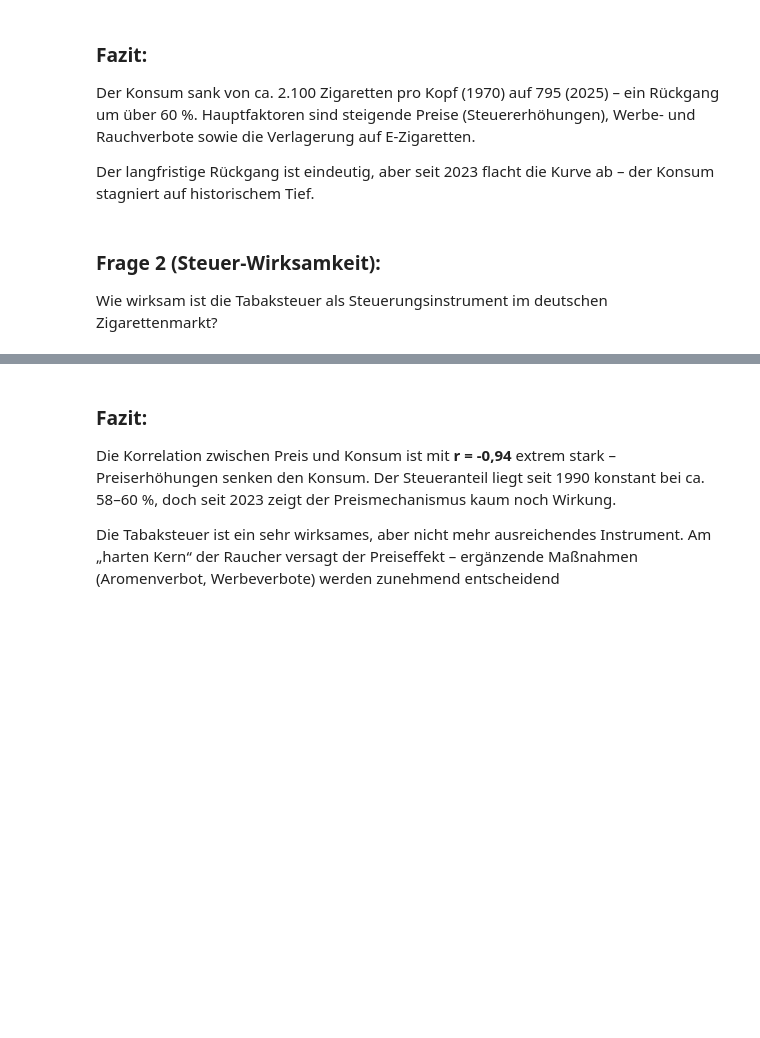
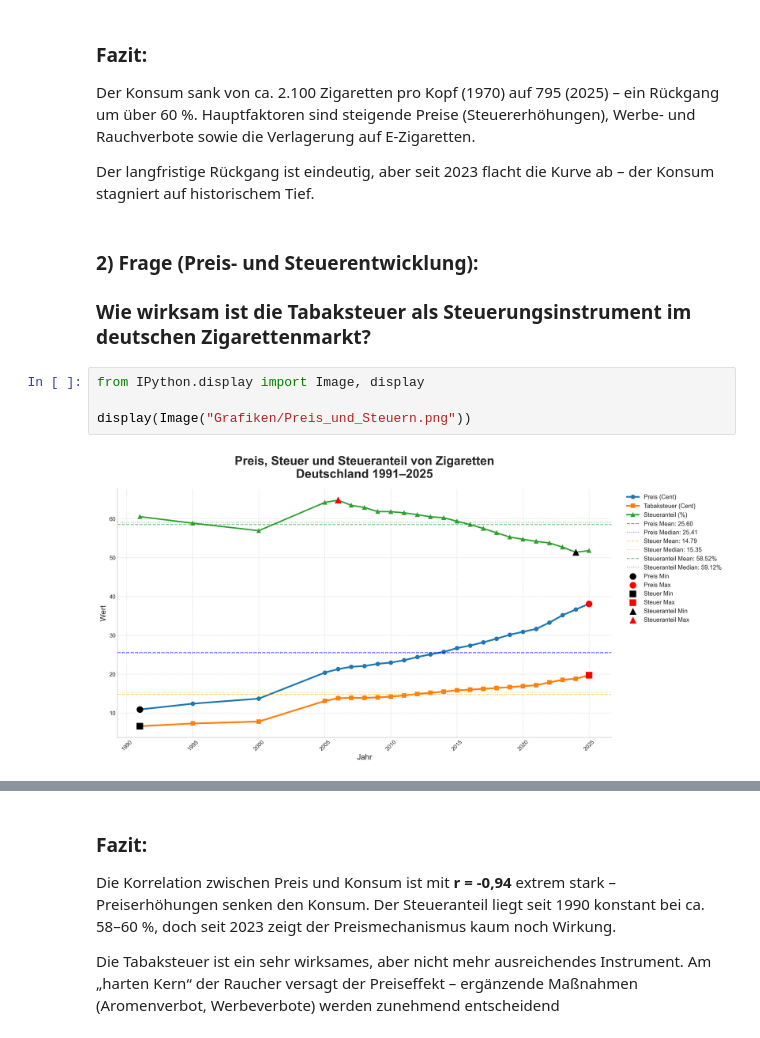
Before and after one commit to evda1011/Informprojekt_SoSe2026, a Jupyter notebook: __Markt-analyse__/Markt-Analyse.ipynb, the cells around one changed output, grey strips where cells are left out. Saved outputs shown, nothing was run; the diff lists cells and outputs as text; blank space fills up the shorter version.

```diff
--- a/__Markt-analyse__/Markt-Analyse.ipynb
+++ b/__Markt-analyse__/Markt-Analyse.ipynb
@@ -13,5 +38,11 @@ Der Konsum sank von ca. 2.100 Zigaretten pro Kopf (1970) auf 795 (2025) – ein
 
 Der langfristige Rückgang ist eindeutig, aber seit 2023 flacht die Kurve ab – der Konsum stagniert auf historischem Tief.
 # %% [markdown]
-### **Frage 2 (Steuer-Wirksamkeit):**
-Wie wirksam ist die Tabaksteuer als Steuerungsinstrument im deutschen Zigarettenmarkt?
+### **2) Frage (Preis- und Steuerentwicklung):**
+### Wie wirksam ist die Tabaksteuer als Steuerungsinstrument im deutschen Zigarettenmarkt?
+# %%
+from IPython.display import Image, display
+
+display(Image("Grafiken/Preis_und_Steuern.png"))
+# %% [output]
+[figure, added]
```
Also changed, not shown: parts of 15 cells of this notebook, 17 other files.
